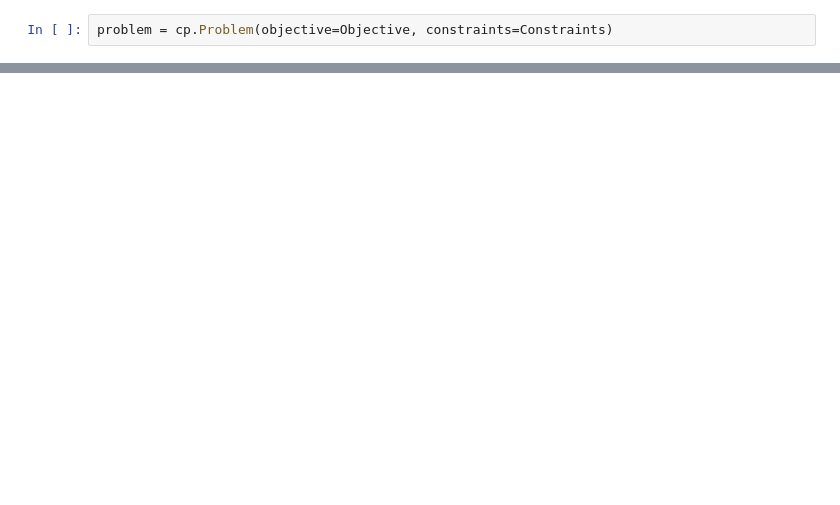
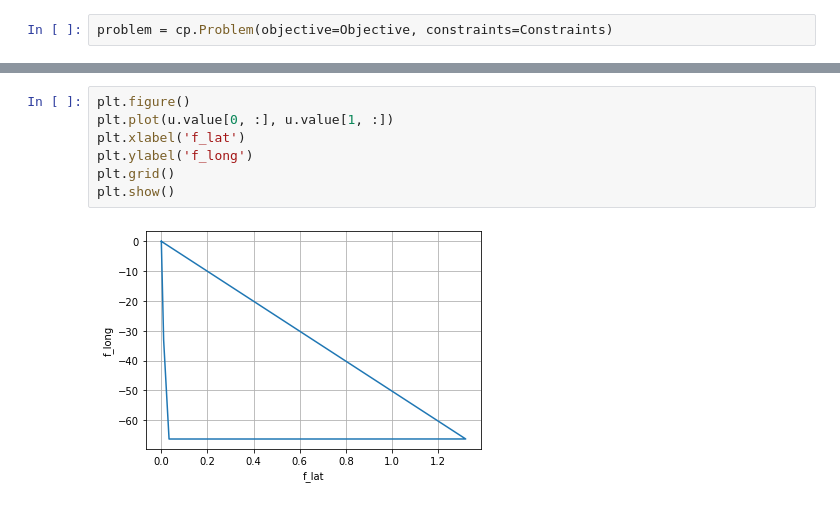
Before and after one commit to Athirakr94/robot-nav-convex, a Jupyter notebook: minimum_time.ipynb, the cells around one changed output, grey strips where cells are left out. Cells and saved outputs as stored; diff of their text form; blank space fills up the shorter version.

```diff
--- a/minimum_time.ipynb
+++ b/minimum_time.ipynb
@@ -117,0 +107,9 @@ problem.solve(verbose=True)
+# %%
+plt.figure()
+plt.plot(u.value[0, :], u.value[1, :])
+plt.xlabel('f_lat')
+plt.ylabel('f_long')
+plt.grid()
+plt.show()
+# %% [output]
+[figure, added]
```
Also changed, not shown: parts of 25 cells of this notebook.
